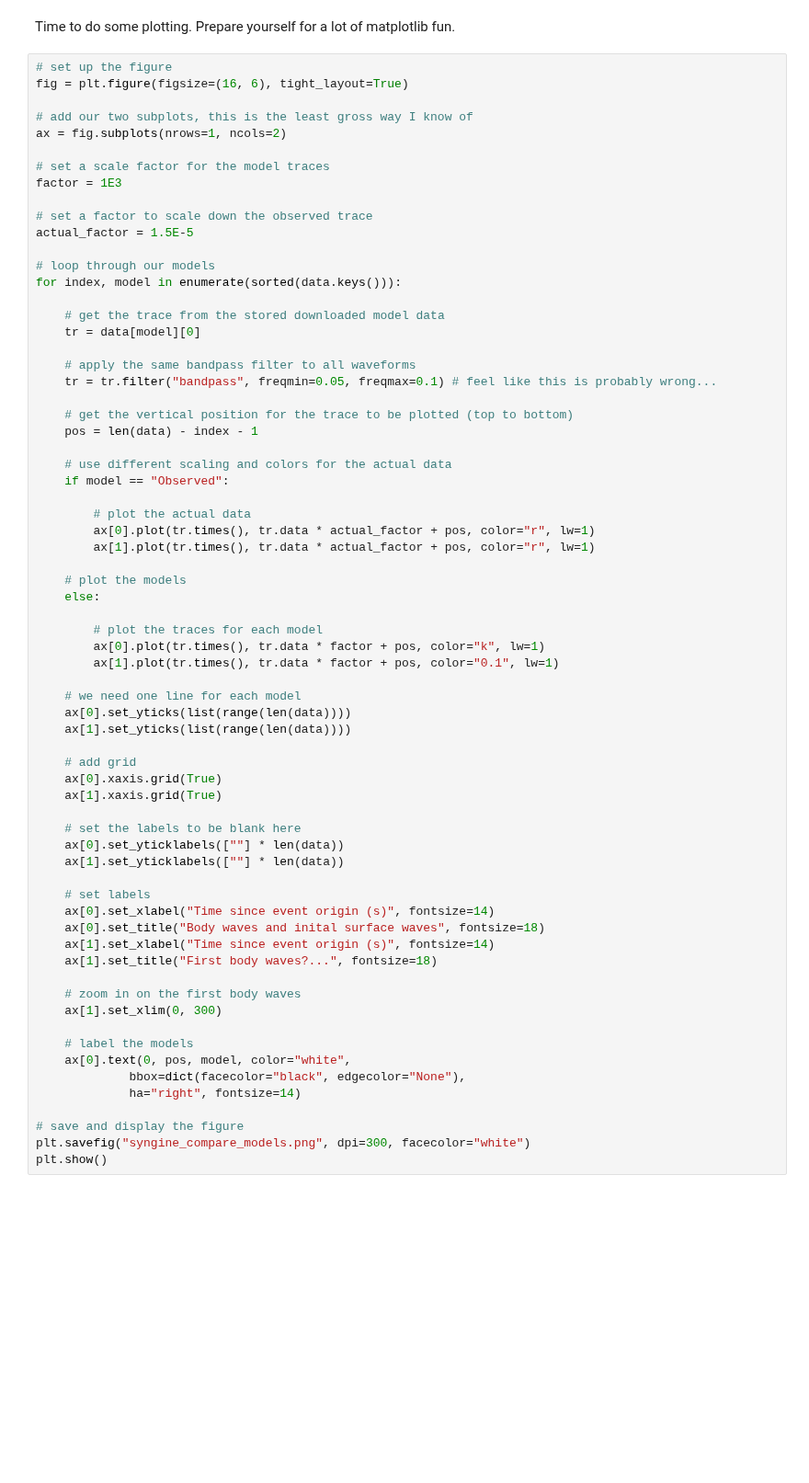
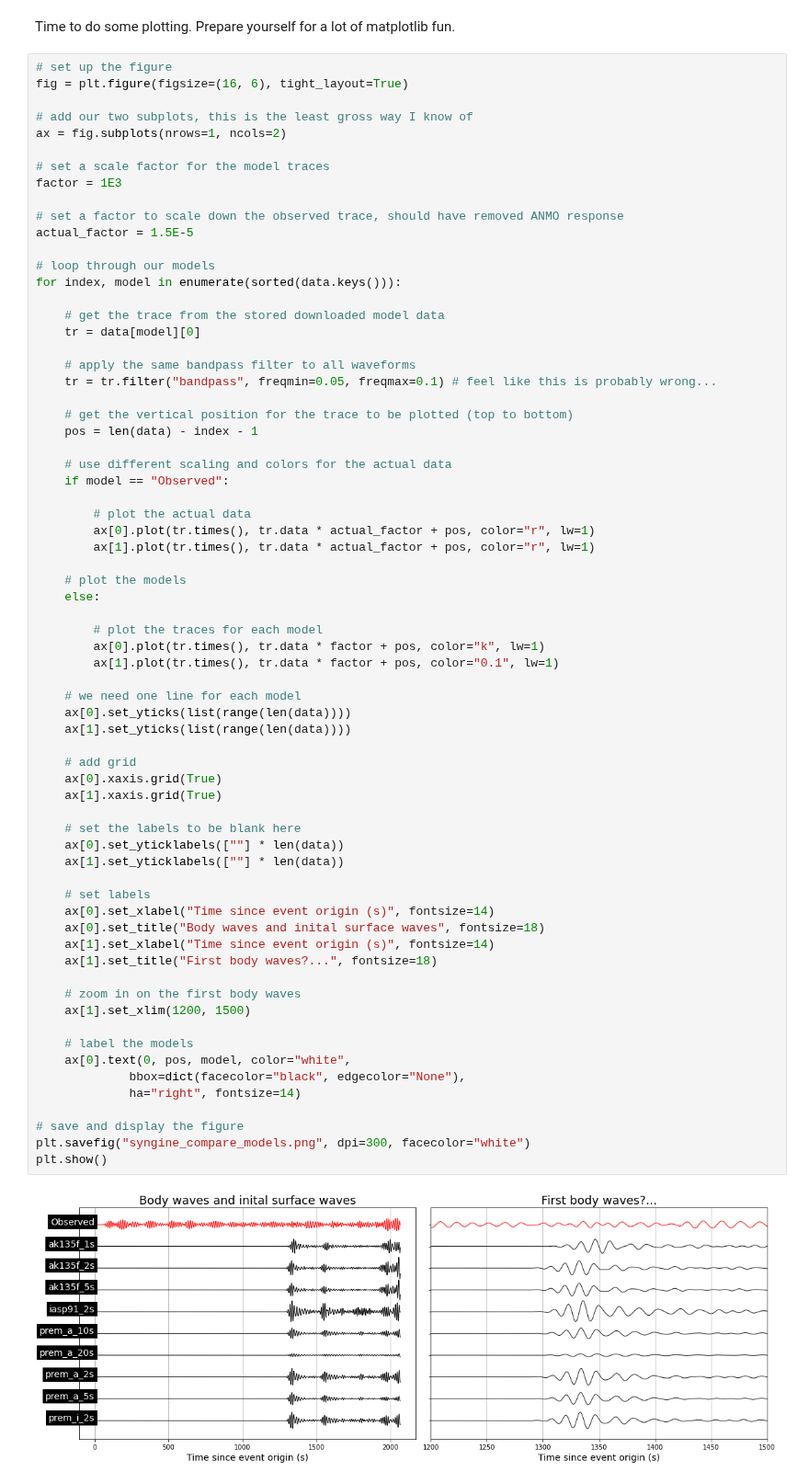
Before and after one commit to TimNagle-McNaughton/USGS, a Jupyter notebook: Syngine_example.ipynb, the cells around one changed output. Shown at 92% size. Saved outputs shown, nothing was run; the diff lists cells and outputs as text; blank space fills up the shorter version.

```diff
--- a/Syngine_example.ipynb
+++ b/Syngine_example.ipynb
@@ -393,7 +437,7 @@ ax = fig.subplots(nrows=1, ncols=2)
 # set a scale factor for the model traces
 factor = 1E3
 
-# set a factor to scale down the observed trace
+# set a factor to scale down the observed trace, should have removed ANMO response
 actual_factor = 1.5E-5
 
 # loop through our models
@@ -423,31 +467,33 @@ for index, model in enumerate(sorted(data.keys())):
         ax[1].plot(tr.times(), tr.data * factor + pos, color="0.1", lw=1)
 
     # we need one line for each model
     ax[0].set_yticks(list(range(len(data))))
     ax[1].set_yticks(list(range(len(data))))
 
     # add grid
     ax[0].xaxis.grid(True)
     ax[1].xaxis.grid(True)
 
     # set the labels to be blank here
     ax[0].set_yticklabels([""] * len(data))
     ax[1].set_yticklabels([""] * len(data))
 
     # set labels
     ax[0].set_xlabel("Time since event origin (s)", fontsize=14)
     ax[0].set_title("Body waves and inital surface waves", fontsize=18)
     ax[1].set_xlabel("Time since event origin (s)", fontsize=14)
     ax[1].set_title("First body waves?...", fontsize=18)
 
     # zoom in on the first body waves
-    ax[1].set_xlim(0, 300)
+    ax[1].set_xlim(1200, 1500)
 
     # label the models
     ax[0].text(0, pos, model, color="white",
              bbox=dict(facecolor="black", edgecolor="None"),
              ha="right", fontsize=14)
 
 # save and display the figure
 plt.savefig("syngine_compare_models.png", dpi=300, facecolor="white")
 plt.show()
+# %% [output]
+[figure, added]
```
Also changed, not shown: parts of 12 cells of this notebook, 1 other file.
